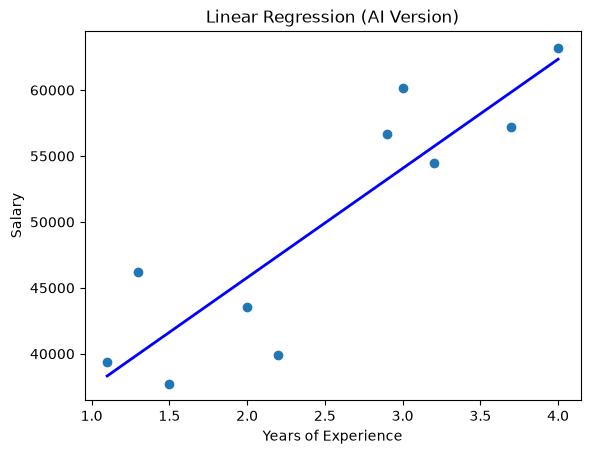
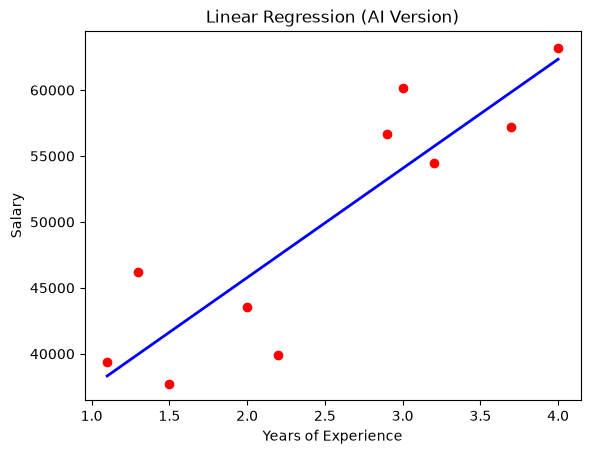
The change to this notebook cell's code, shown as a diff; its figure went from the first image to the second:
--- before
+++ after
@@ -1,3 +1,3 @@
-plt.scatter(X, y)
+plt.scatter(X, y, color='red')
 plt.plot(X, y_pred, color="blue", lw=2)
 plt.xlabel("Years of Experience")

Commit: Fix scatter color in regression cells, re-execute, regenerate outputs